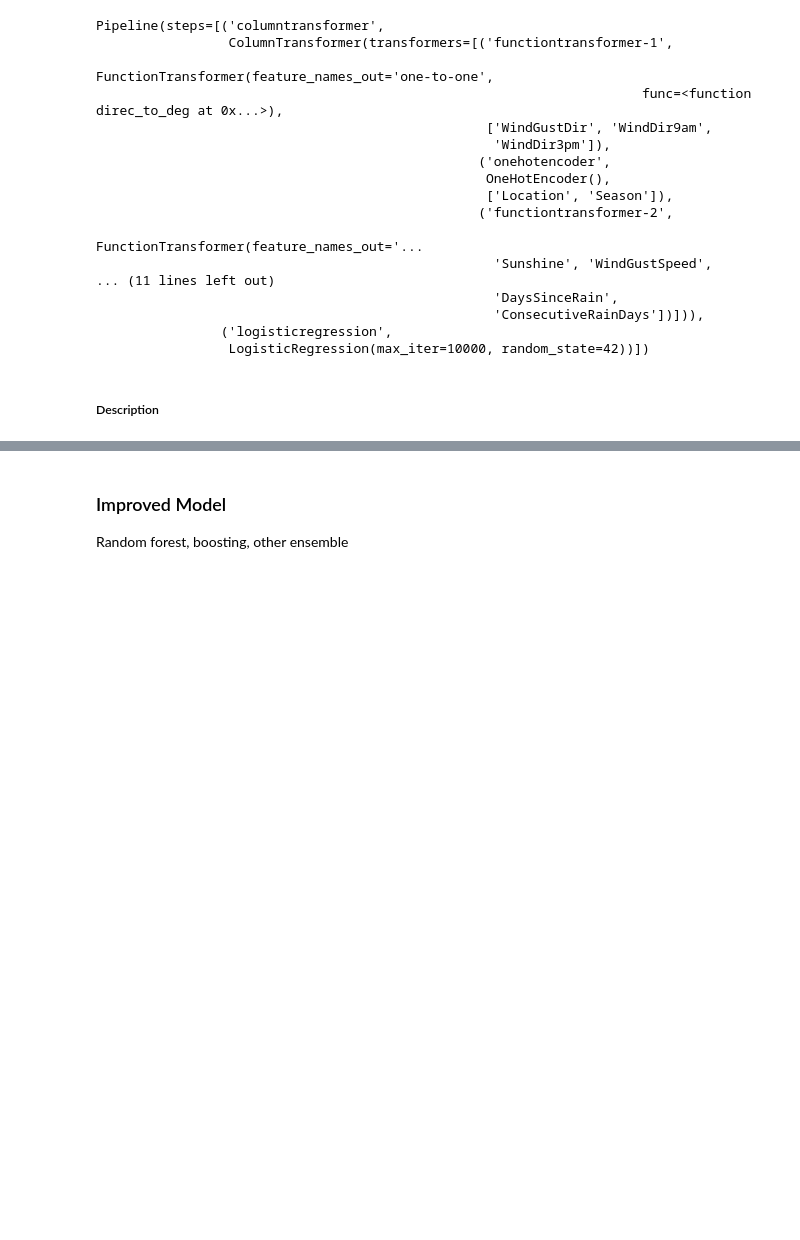
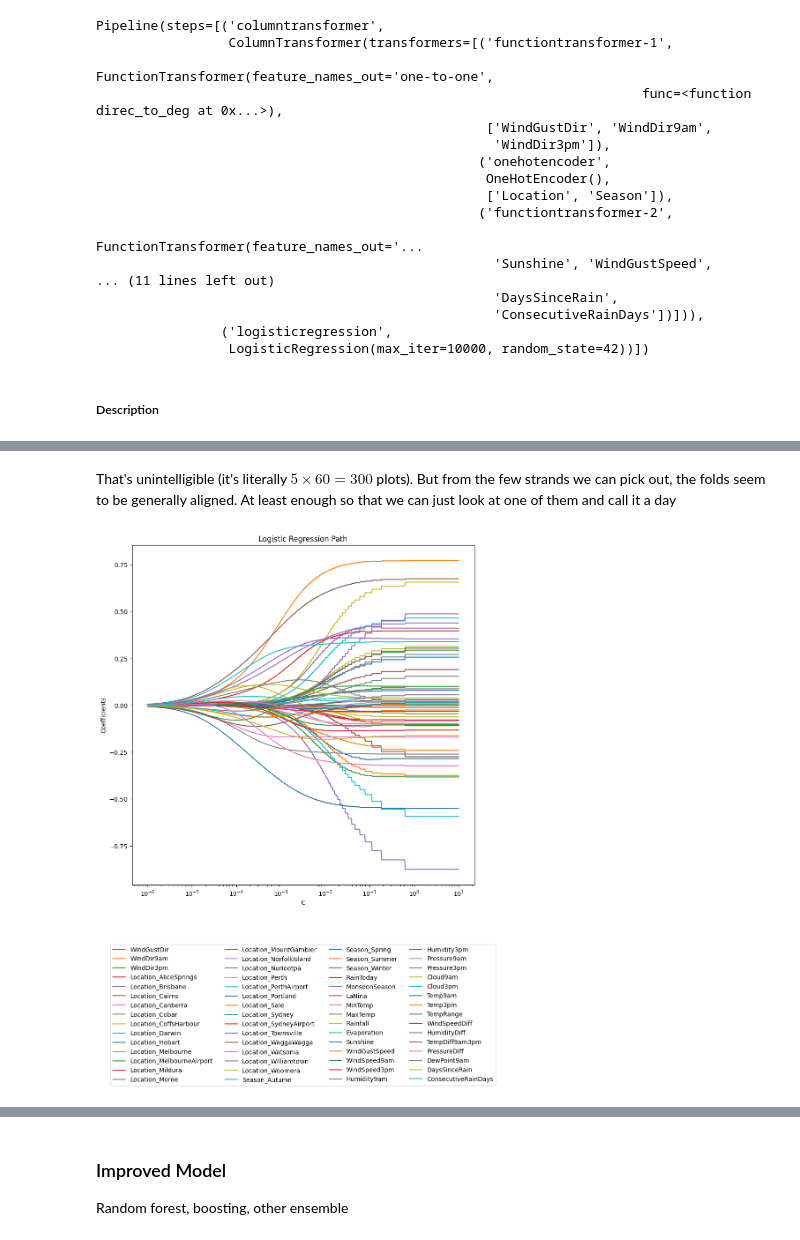
Before and after one commit to velloxen/ids_pbl2_rain-in-australia, a Jupyter notebook: main.ipynb, the cells around one changed output, grey strips where cells are left out. Drawn from its saved outputs; the diff is of its cells as text; code cells hidden in the pictures; blank space fills up the shorter version.

```diff
--- a/main.ipynb
+++ b/main.ipynb
@@ -292,0 +414,22 @@ plt.show();
+# %% [markdown]
+That's unintelligible (it's literally $5 \times 60 = 300$ plots). But from the few strands we can pick out, the folds seem to be generally aligned. At least enough so that we can just look at one of them and call it a day
+# %%
+import matplotlib.pyplot as plt
+import matplotlib.lines as mlines
+
+# Colorblind-friendly palette (IBM Color Blind Safe palette)
+
+plt.figure(figsize=(10, 10))
+for i in range(coefs_.shape[2]-1):
+    plt.plot(cs, coefs_[0, :, i], label=fitted_features[i])
+
+ymin, ymax = plt.ylim()
+plt.xscale('log')
+plt.xlabel("C")
+plt.ylabel("Coefficients")
+plt.title("Logistic Regression Path")
+plt.legend(ncol=4, loc='lower center', bbox_to_anchor=(0.5, -0.6))
+plt.axis("tight")
+plt.show()
+# %% [output]
+[figure, added]
```
Also changed, not shown: parts of 22 cells of this notebook.
